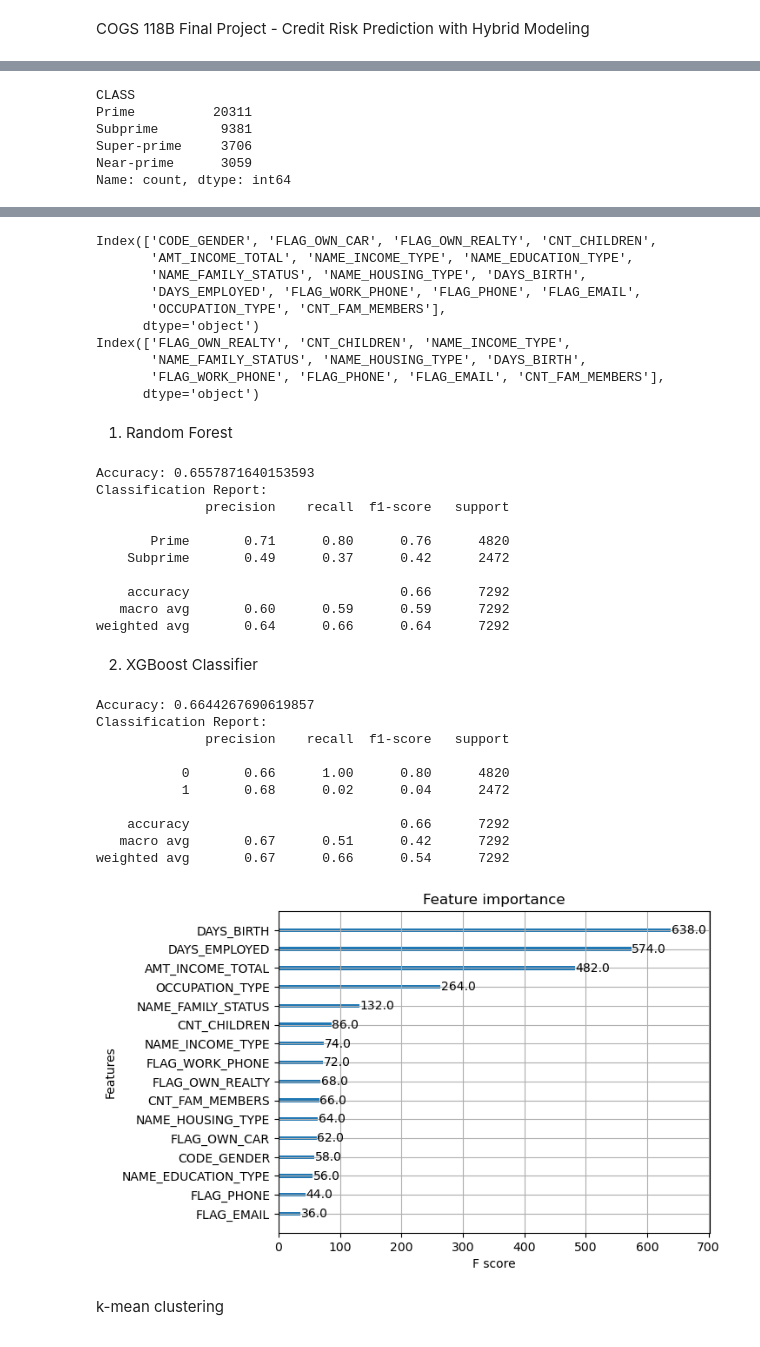
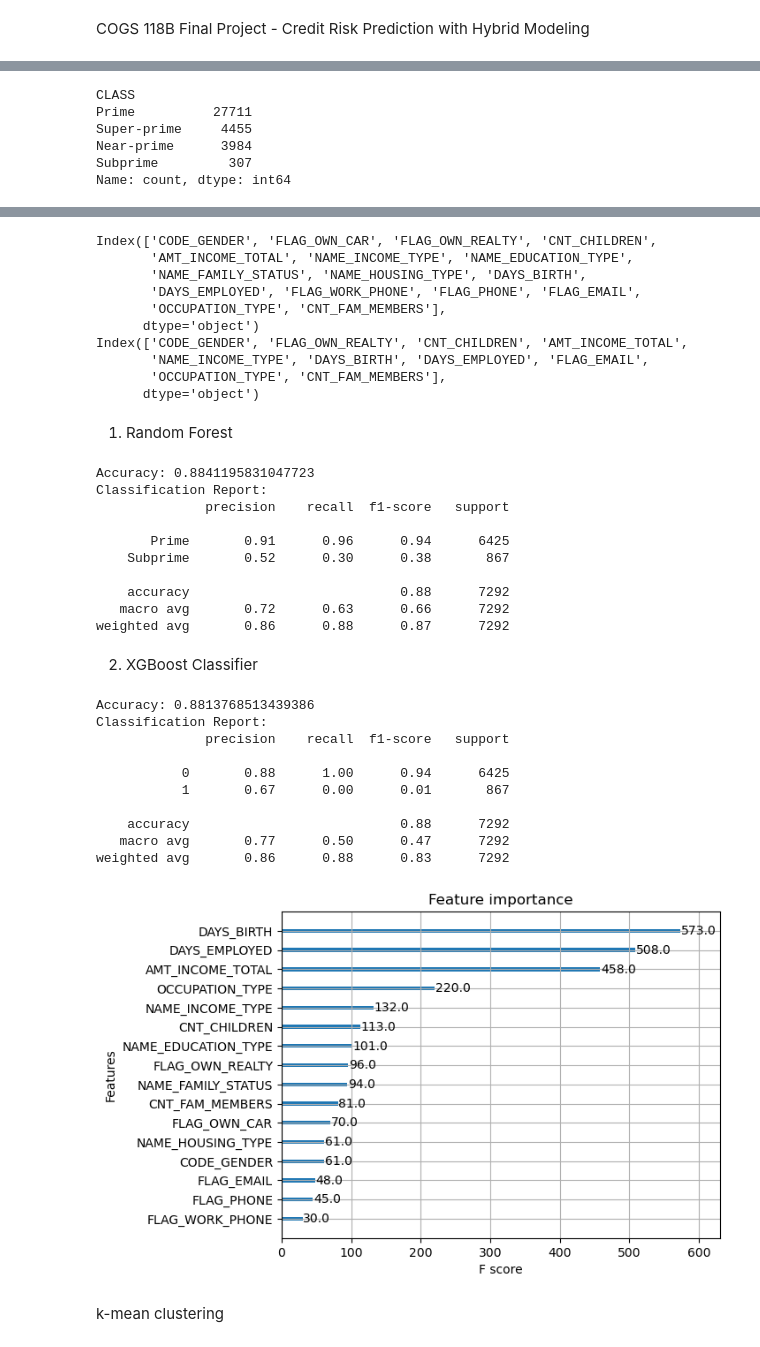
Before and after one commit to chcui23/credit-risk-prediction, a Jupyter notebook: credit-risk-prediction.ipynb, the cells around one changed output, grey strips where cells are left out. Drawn from its saved outputs; the diff is of its cells as text; code cells hidden in the pictures.

```diff
--- a/credit-risk-prediction.ipynb
+++ b/credit-risk-prediction.ipynb
@@ -40,8 +57,9 @@ credit_df['MONTHS_BALANCE'] = credit_df['MONTHS_BALANCE'].astype(int)
 def two_classes(client):
     if client['STATUS'].max() <= 0:
         recent = client[client['MONTHS_BALANCE'] >= -6]
-        if recent['STATUS'].max() <= 0:
-            return 'Prime'
+        if recent['STATUS'].max() > 0:
+            return 'Subprime'
+        return 'Prime'
     return 'Subprime'
 
 label_df_2 = credit_df.groupby('ID').apply(two_classes).to_frame()
@@ -52,6 +70,8 @@ def four_classes(client):
     recent = client[client['MONTHS_BALANCE'] >= -6]
     worst_status = client['STATUS'].max()
     worst_recent_status = recent['STATUS'].max()
+    if recent.shape[0] == 0:
+        worst_recent_status = -3
 
     if worst_status < 0:
         if worst_recent_status < 0:
@@ -88,13 +108,13 @@ label_app_df_4.head()
 | 5008808 | F | N | Y | 0 | 270000.0 | Commercial associate | ... |
 | 5008809 | F | N | Y | 0 | 270000.0 | Commercial associate | ... |
 # %%
-label_app_df_4['CLASS'].value_counts()
+label_app_df_2['CLASS'].value_counts()
 # %% [output]
 CLASS
-Prime          20311
-Subprime        9381
-Super-prime     3706
-Near-prime      3059
+Prime          27711
+Super-prime     4455
+Near-prime      3984
+Subprime         307
 Name: count, dtype: int64
 # %%
 # Encode columns with string labels
@@ -152,9 +172,9 @@ Index(['CODE_GENDER', 'FLAG_OWN_CAR', 'FLAG_OWN_REALTY', 'CNT_CHILDREN',
        'DAYS_EMPLOYED', 'FLAG_WORK_PHONE', 'FLAG_PHONE', 'FLAG_EMAIL',
        'OCCUPATION_TYPE', 'CNT_FAM_MEMBERS'],
       dtype='object')
-Index(['FLAG_OWN_REALTY', 'CNT_CHILDREN', 'NAME_INCOME_TYPE',
-       'NAME_FAMILY_STATUS', 'NAME_HOUSING_TYPE', 'DAYS_BIRTH',
-       'FLAG_WORK_PHONE', 'FLAG_PHONE', 'FLAG_EMAIL', 'CNT_FAM_MEMBERS'],
+Index(['CODE_GENDER', 'FLAG_OWN_REALTY', 'CNT_CHILDREN', 'AMT_INCOME_TOTAL',
+       'NAME_INCOME_TYPE', 'DAYS_BIRTH', 'DAYS_EMPLOYED', 'FLAG_EMAIL',
+       'OCCUPATION_TYPE', 'CNT_FAM_MEMBERS'],
       dtype='object')
 # %% [markdown]
 1. Random Forest
@@ -177,73 +197,69 @@ def run_random_forest(X_train, X_test, y_train, y_test):
 
 rf_accuracy, rf_report = run_random_forest(X_train, X_test, y_train, y_test)
 # %% [output]
-Accuracy: 0.6557871640153593
+Accuracy: 0.8841195831047723
 Classification Report:
               precision    recall  f1-score   support
 
-       Prime       0.71      0.80      0.76      4820
-    Subprime       0.49      0.37      0.42      2472
+       Prime       0.91      0.96      0.94      6425
+    Subprime       0.52      0.30      0.38       867
 
-    accuracy                           0.66      7292
-   macro avg       0.60      0.59      0.59      7292
-weighted avg       0.64      0.66      0.64      7292
+    accuracy                           0.88      7292
+   macro avg       0.72      0.63      0.66      7292
+weighted avg       0.86      0.88      0.87      7292
 # %% [markdown]
 2. XGBoost Classifier
 # %%
 # Change the label to numerical for XGBoost
 
-y_train_xgb = y_train.map({'Prime': 0, 'Subprime': 1, 'Super-prime': 2, 'Near-prime':3})
-y_test_xgb = y_test.map({'Prime': 0, 'Subprime': 1, 'Super-prime': 2, 'Near-prime':3})
+y_train_xgb = y_train.map({'Prime': 0, 'Subprime': 1, 'Super-prime': 3, 'Near-prime':2})
+y_test_xgb = y_test.map({'Prime': 0, 'Subprime': 1, 'Super-prime': 3, 'Near-prime':2})
 
 
 # Run XGBoost
 def run_xgboost(X_train, X_test, y_train, y_test):
-    xgb_classifier = xgb.XGBClassifier(objective='multi:softmax', num_class=2, max_depth=4, learning_rate=0.1, n_estimators=100, random_state=2)
+    xgb_classifier = xgb.XGBClassifier(objective='multi:softmax', num_class=4, max_depth=4,
+                                       learning_rate=0.1, n_estimators=100, random_state=2)
     '''
     xgb_classifier = xgb.XGBClassifier(
         objective='multi:softmax',
         num_class=len(set(y_train)),
         max_depth=4,
         learning_rate=0.1,
         n_estimators=100,
         random_state=2
     )
     '''
     xgb_classifier.fit(X_train, y_train)
 
     y_pred = xgb_classifier.predict(X_test)
 
     accuracy = accuracy_score(y_test, y_pred)
     report = classification_report(y_test, y_pred)
 
     print("Accuracy:", accuracy)
     print("Classification Report:")
     print(report)
 
 
     xgb.plot_importance(xgb_classifier)
-    # plt.gca().set_yticklabels(features)
-    '''
-    importance_plt = xgb.plot_importance(xgb_classifier)
-    plt.gca().set_yticklabels(features[:len(importance_plt.get_yticklabels())])
-    '''
     plt.show()
 
     return accuracy, report
 
 xgb_accuracy, xrb_report = run_xgboost(X_train, X_test, y_train_xgb, y_test_xgb)
 # %% [output]
-Accuracy: 0.6644267690619857
+Accuracy: 0.8813768513439386
 Classification Report:
               precision    recall  f1-score   support
 
-           0       0.66      1.00      0.80      4820
-           1       0.68      0.02      0.04      2472
+           0       0.88      1.00      0.94      6425
+           1       0.67      0.00      0.01       867
 
-    accuracy                           0.66      7292
-   macro avg       0.67      0.51      0.42      7292
-weighted avg       0.67      0.66      0.54      7292
+    accuracy                           0.88      7292
+   macro avg       0.77      0.50      0.47      7292
+weighted avg       0.86      0.88      0.83      7292
-[figure, old version]
+[figure, new version]
 # %% [markdown]
 k-mean clustering
 # %%
```
Also changed, not shown: parts of 4 cells of this notebook.
